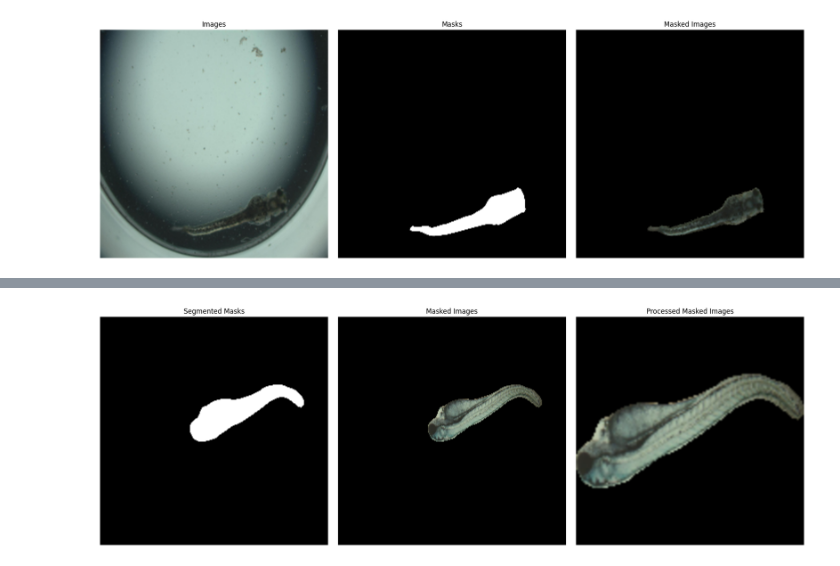
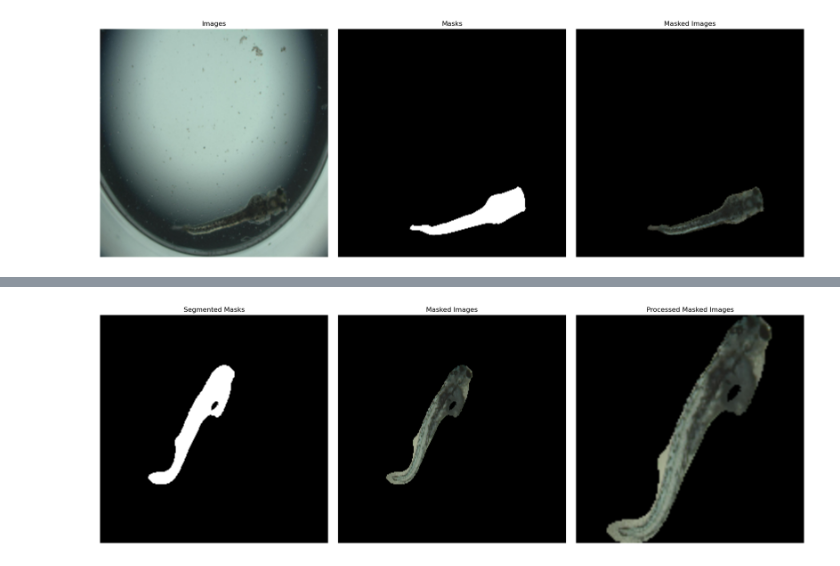
Before and after one commit to MarkDanielArndt/Zebra_Fish, a Jupyter notebook: Classification_Notebook.ipynb, the cells around one changed output, grey strips where cells are left out. Saved outputs shown, nothing was run; the diff lists cells and outputs as text; code cells hidden in the pictures.

```diff
--- a/Classification_Notebook.ipynb
+++ b/Classification_Notebook.ipynb
@@ -1,6 +1,6 @@
 # %%
 #Imports
-#import keras
+import keras #code only works with this import!?
 import os
 import glob
 import pandas as pd
@@ -32,13 +32,12 @@ from tqdm import tqdm
 from PIL import Image
 import copy
 import random  # For random sampling
-from medpy.metric.binary import dc, hd95
 
 seed = 42
 random.seed(seed)
 np.random.seed(seed)
 
 #0. Set user
-User="Mark" #Set to Mark if you are Mark XD
+User="Andrey" #Set to Mark if you are Mark XD
 print(User)
 # %% [output]
@@ -49,7 +48,10 @@ Mark
 #1. Set parameters for data loading
 if User=="Mark":
 
-    excel_path = "Annotation_Zebrafish_full.xlsx"
+    load_with_split = True #Load data with split or without split use the exel file
+    excel_path = "Annotation_Zebrafish_full.xlsx" #change if Load with split == True
+    #Df_Zebrafish_with_splits.xlsx
+
     images_folder = "C:/Users/ma405l/Documents/Heidelberg_Schweregrad/Full_data/Raw_data_full_train"
     masks_folder = "C:/Users/ma405l/Documents/Heidelberg_Schweregrad/Full_data/Masked_images"
     #2. Set parameters for data processing
@@ -130,7 +132,9 @@ if User=="Mark":
 #0. Set user
 if User=="Andrey":
 
-    excel_path = "Annotation_Zebrafish_full.xlsx"
+    load_with_split = True #Load data with split or without split use the exel file
+
+    excel_path = "Df_Zebrafish_with_splits.xlsx" #change if Load with split == True
     images_folder = "C:/Local_Docs/Uni/Hiwi_IBT/Zebra_Fish/Zebra_fish_data/Raw_data_full_train"
     masks_folder = "C:/Local_Docs/Uni/Hiwi_IBT/Zebra_Fish/Zebra_fish_data/Raw_data_full_masks"
 
@@ -168,7 +172,7 @@ if User=="Andrey":
 
     #Select Model for classification
     Model_type = "CNN"
-    Train_CNN = True
+    Train_CNN = False
     #5 Transformer. Augmentation parameters
     trans_rotation_range = 45
     trans_width_shift_range = 0.2
@@ -571,31 +611,15 @@ if Model_seg == True:
     # Evaluate the model on the test dataset
     model.eval()
     test_iou = 0.0
-    test_dice = 0.0
-    test_hausdorff = 0.0
     with torch.no_grad():
         for test_image, test_mask in zip(images_test, masks_test):
             test_image = torch.tensor(test_image, dtype=torch.float32).permute(2, 0, 1).unsqueeze(0)
             test_mask = torch.tensor(test_mask, dtype=torch.float32).unsqueeze(0).unsqueeze(0)
             test_output = model(test_image)
-            test_output_binary = (test_output > 0.5).float()
-
-            # Calculate IoU
-            test_iou += calculate_iou(test_output_binary, test_mask).item()
-
-            # Calculate Dice coefficient
-
-            test_dice += dc(np.array(test_output_binary), np.array(test_mask))
-            # # Calculate Hausdorff distance
-            test_hausdorff += hd95(np.array(test_output_binary), np.array(test_mask))
+            test_iou += calculate_iou(test_output, test_mask).item()
 
     average_test_iou = test_iou / len(images_test)
-    average_test_dice = test_dice / len(images_test)
-    average_test_hausdorff = test_hausdorff / len(images_test)
-
     print(f"Average Test IoU: {average_test_iou:.4f}")
-    print(f"Average Test Dice Coefficient: {average_test_dice:.4f}")
-    print(f"Average Test Hausdorff Distance: {average_test_hausdorff:.4f}")
     # Segment and display some results
     fig, axes = plt.subplots(5, 5, figsize=(30, 30))
     # Define the indices before the for loop
@@ -740,9 +754,9 @@ if use_seg_model:
 # %%
 #Display predicted Mask, Masked image and Processed Masked Image
 if use_seg_model:
-    display_images(df_result, index=10, col1="Segmented Masks", col2="Masked Images", col3='Processed Masked Images', target_size=target_size)
+    display_images(df_result, index=1, col1="Segmented Masks", col2="Masked Images", col3='Processed Masked Images', target_size=target_size)
 # %% [output]
-[figure, old version]
+[figure, new version]
 # %%
 #TEST Some Maschine Vision
 Lokal_Skip = True
```
Also changed, not shown: parts of 16 cells of this notebook, 2 other files.
